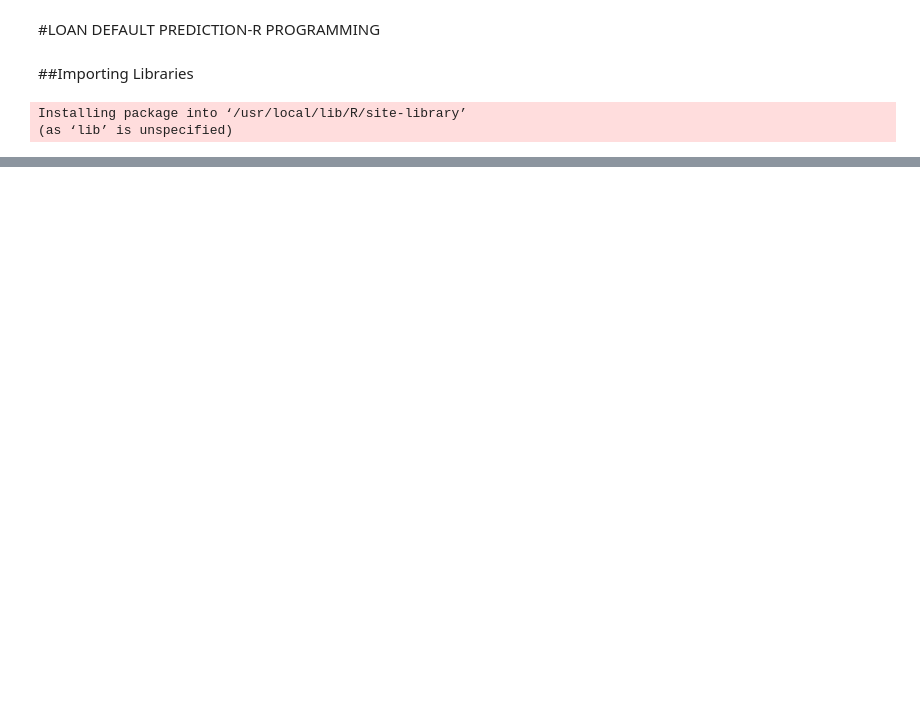
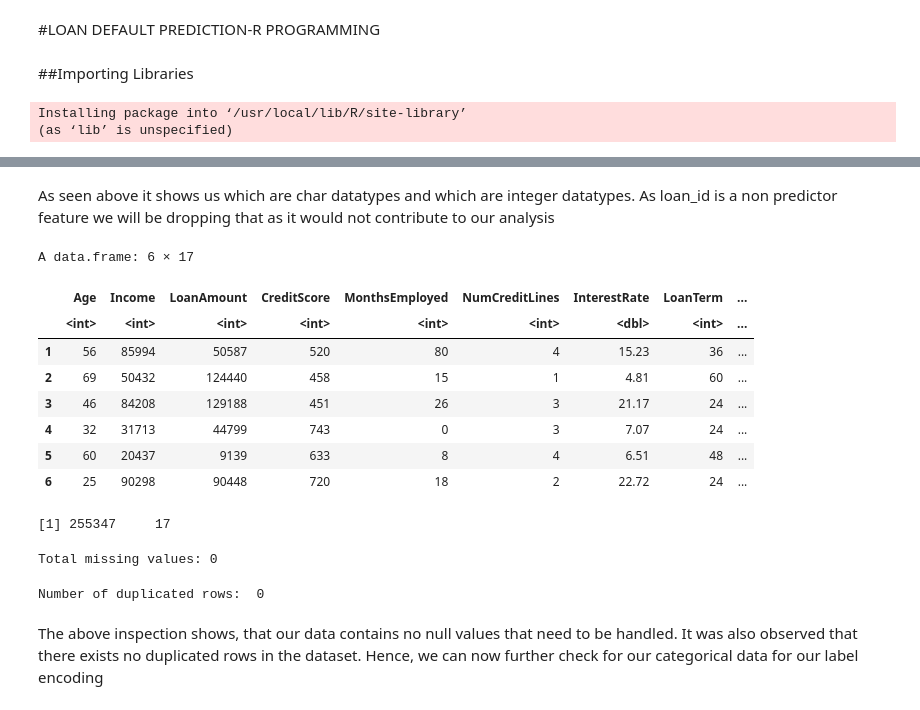
Before and after one commit to SaahilShaikh17/LoanDefaultPrediction, a Jupyter notebook: LoanDefaultPrediction.ipynb, the cells around one changed output, grey strips where cells are left out. Drawn from its saved outputs; the diff is of its cells as text; code cells hidden in the pictures; blank space fills up the shorter version.

```diff
--- a/LoanDefaultPrediction.ipynb
+++ b/LoanDefaultPrediction.ipynb
@@ -31,0 +79,33 @@ A data.frame: 0 × 119
+# %% [markdown]
+As seen above it shows us which are char datatypes and which are integer datatypes. As loan_id is a non predictor feature we will be dropping that as it would not contribute to our analysis
+# %%
+head(df)
+# %% [output]
+A data.frame: 6 × 17
+|  | Age | Income | LoanAmount | CreditScore | MonthsEmployed | NumCreditLines | InterestRate | LoanTerm | ... |
+|  | <int> | <int> | <int> | <int> | <int> | <int> | <dbl> | <int> | ... |
+| 1 | 56 | 85994 | 50587 | 520 | 80 | 4 | 15.23 | 36 | ... |
+| 2 | 69 | 50432 | 124440 | 458 | 15 | 1 | 4.81 | 60 | ... |
+| 3 | 46 | 84208 | 129188 | 451 | 26 | 3 | 21.17 | 24 | ... |
+| 4 | 32 | 31713 | 44799 | 743 | 0 | 3 | 7.07 | 24 | ... |
+| 5 | 60 | 20437 | 9139 | 633 | 8 | 4 | 6.51 | 48 | ... |
+| 6 | 25 | 90298 | 90448 | 720 | 18 | 2 | 22.72 | 24 | ... |
+# %%
+#Shape of our dataset
+dim(df)
+# %% [output]
+[1] 255347     17
+# %%
+#Checking for null values
+total_missing_values <- sum(is.na(df))
+cat("Total missing values:", total_missing_values)
+# %% [output]
+Total missing values: 0
+# %%
+num_duplicates<- sum(duplicated(df))
+cat("Number of duplicated rows: ", num_duplicates)
+# %% [output]
+Number of duplicated rows:  0
+# %% [markdown]
+The above inspection shows, that our data contains no null values that need to be handled. It was also observed that there exists no duplicated rows in the dataset.
+Hence, we can now further check for our categorical data for our label encoding
```
Also changed, not shown: parts of 46 cells of this notebook.
